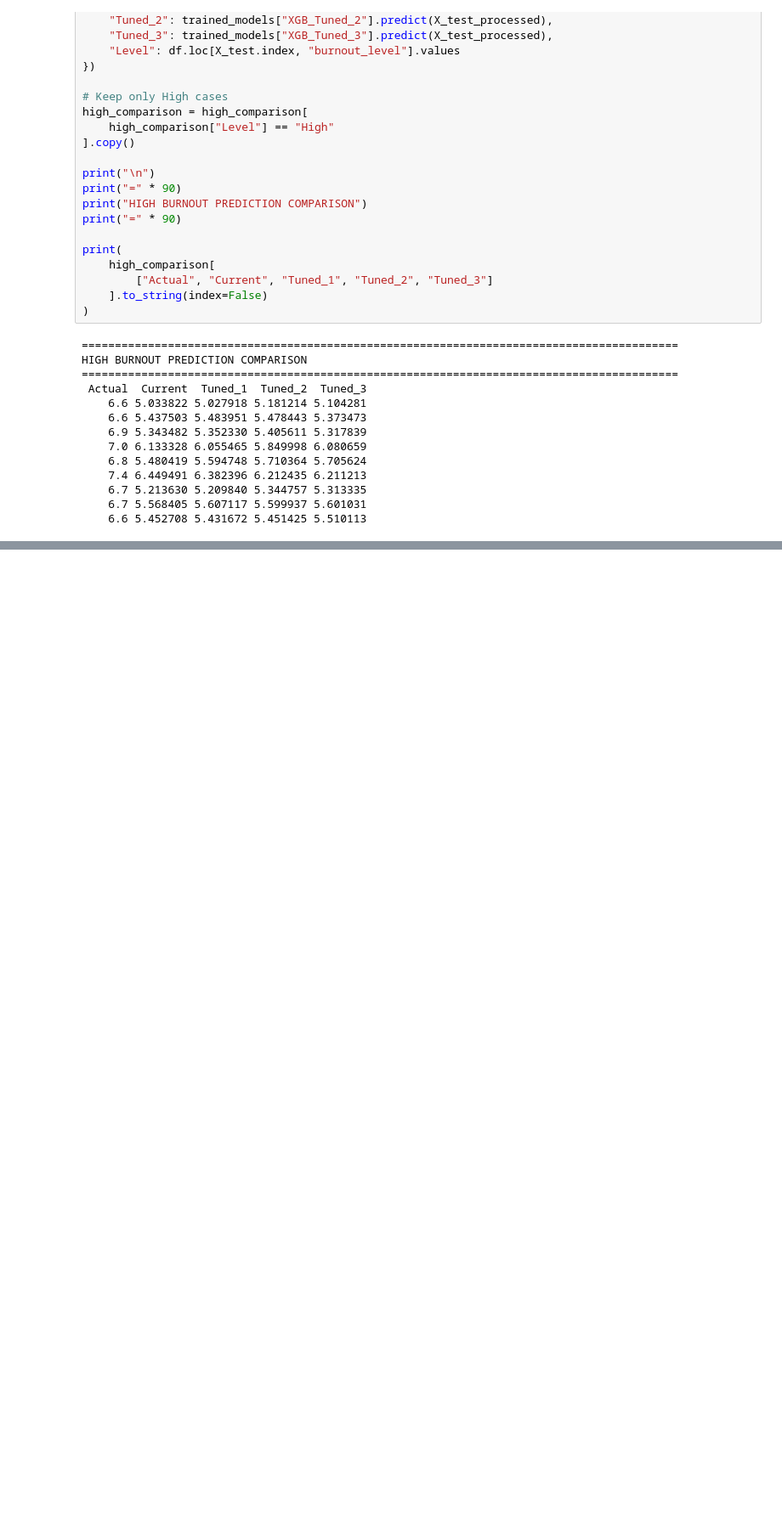
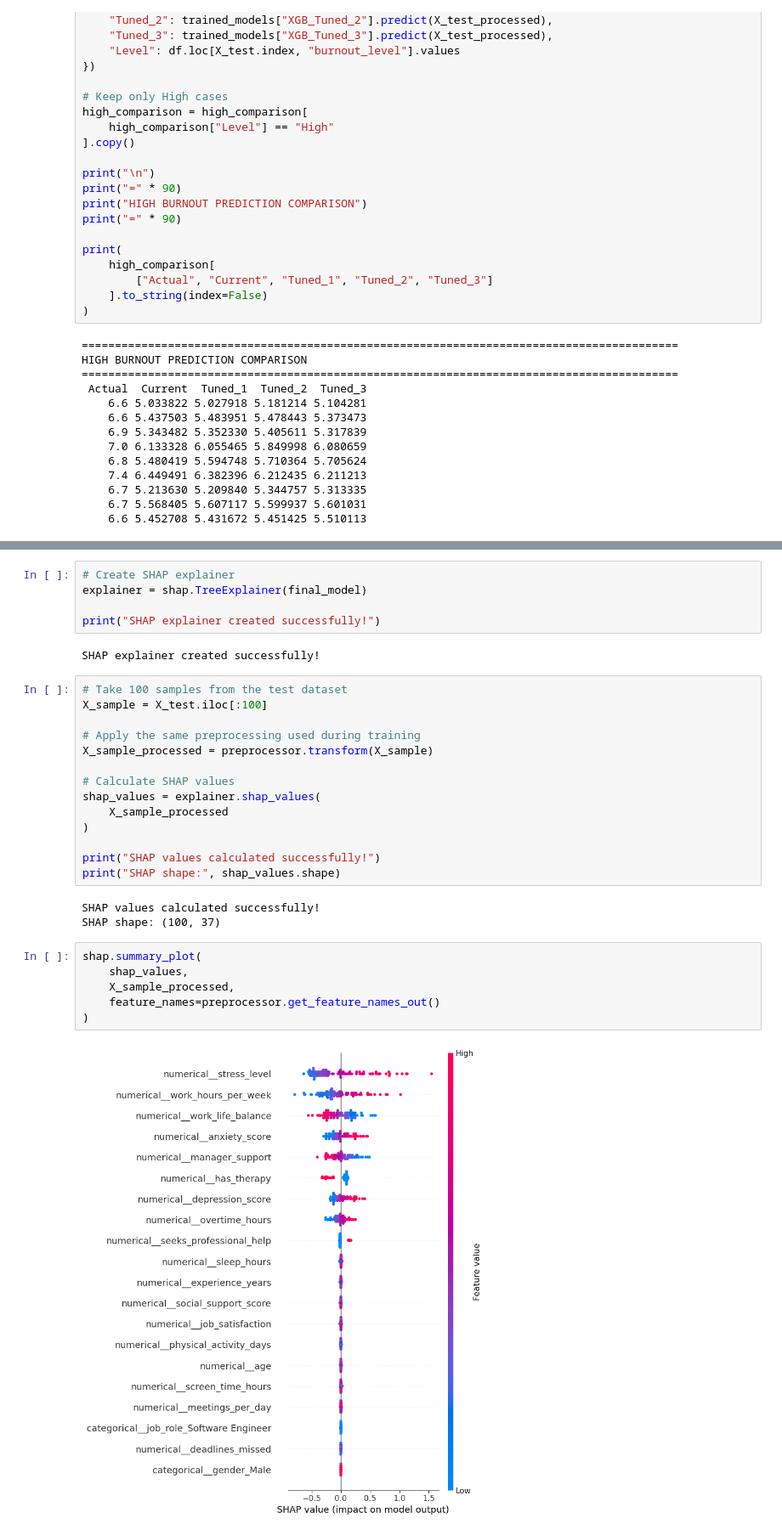
Before and after one commit to krishamangukiya/Burnout-detection-ai, a Jupyter notebook: ml/data_inspection.ipynb, the cells around one changed output, grey strips where cells are left out. Shown at 85% size. Drawn from its saved outputs; the diff is of its cells as text; blank space fills up the shorter version.

```diff
--- a/ml/data_inspection.ipynb
+++ b/ml/data_inspection.ipynb
@@ -1031,0 +1168,32 @@ HIGH BURNOUT PREDICTION COMPARISON
+# %%
+# Create SHAP explainer
+explainer = shap.TreeExplainer(final_model)
+
+print("SHAP explainer created successfully!")
+# %% [output]
+SHAP explainer created successfully!
+# %%
+# Take 100 samples from the test dataset
+X_sample = X_test.iloc[:100]
+
+# Apply the same preprocessing used during training
+X_sample_processed = preprocessor.transform(X_sample)
+
+# Calculate SHAP values
+shap_values = explainer.shap_values(
+    X_sample_processed
+)
+
+print("SHAP values calculated successfully!")
+print("SHAP shape:", shap_values.shape)
+# %% [output]
+SHAP values calculated successfully!
+SHAP shape: (100, 37)
+# %%
+shap.summary_plot(
+    shap_values,
+    X_sample_processed,
+    feature_names=preprocessor.get_feature_names_out()
+)
+# %% [output]
+[figure, added]
```
Also changed, not shown: parts of 10 cells of this notebook, 7 other files.
